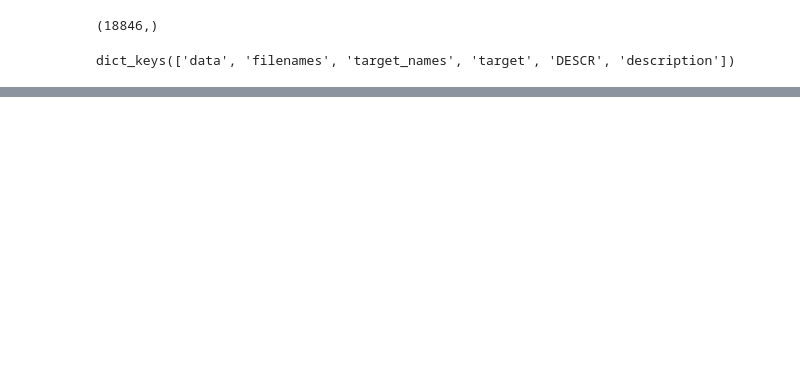
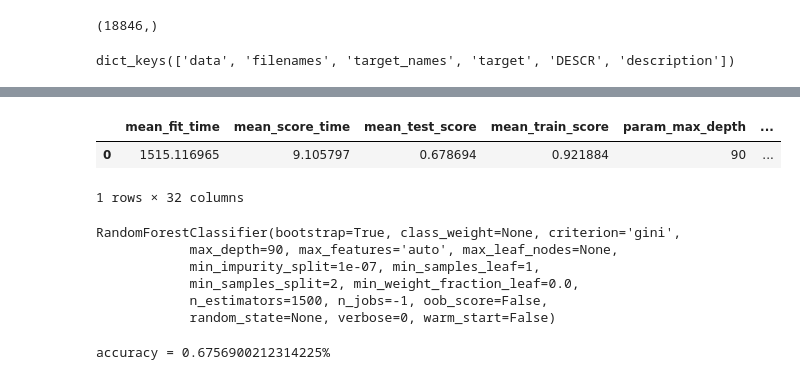
Before and after one commit to odorgergo/ada-rag, a Jupyter notebook: HW4-part2.ipynb, the cells around one changed output, grey strips where cells are left out. Cells and saved outputs as stored; diff of their text form; code cells hidden in the pictures; blank space fills up the shorter version.

```diff
--- a/HW4-part2.ipynb
+++ b/HW4-part2.ipynb
@@ -92,0 +262,19 @@ print(test_vectors.getrow(0))
+# %%
+df1 = pd.DataFrame(clf.cv_results_)
+df1.sort_values('rank_test_score',inplace=True)
+# %%
+df1.head()
+# %% [output]
+|  | mean_fit_time | mean_score_time | mean_test_score | mean_train_score | param_max_depth | ... |
+| 0 | 1515.116965 | 9.105797 | 0.678694 | 0.921884 | 90 | ... |
+1 rows × 32 columns
+# %%
+best_classifier = RandomForestClassifier(n_estimators=1500,max_depth=90,n_jobs=-1)
+best_classifier.fit(train_vectors,train_classes)
+# %% [output]
+RandomForestClassifier(bootstrap=True, class_weight=None, criterion='gini',
+            max_depth=90, max_features='auto', max_leaf_nodes=None,
+            min_impurity_split=1e-07, min_samples_leaf=1,
+            min_samples_split=2, min_weight_fraction_leaf=0.0,
+            n_estimators=1500, n_jobs=-1, oob_score=False,
+            random_state=None, verbose=0, warm_start=False)
@@ -92,0 +283,5 @@ print(test_vectors.getrow(0))
+# %%
+accuracy = np.mean([test_res[i]==test_classes[i] for i in range(len(test_classes))])
+print('accuracy = {}%'.format(accuracy))
+# %% [output]
+accuracy = 0.6756900212314225%
```
Also changed, not shown: parts of 27 cells of this notebook.
